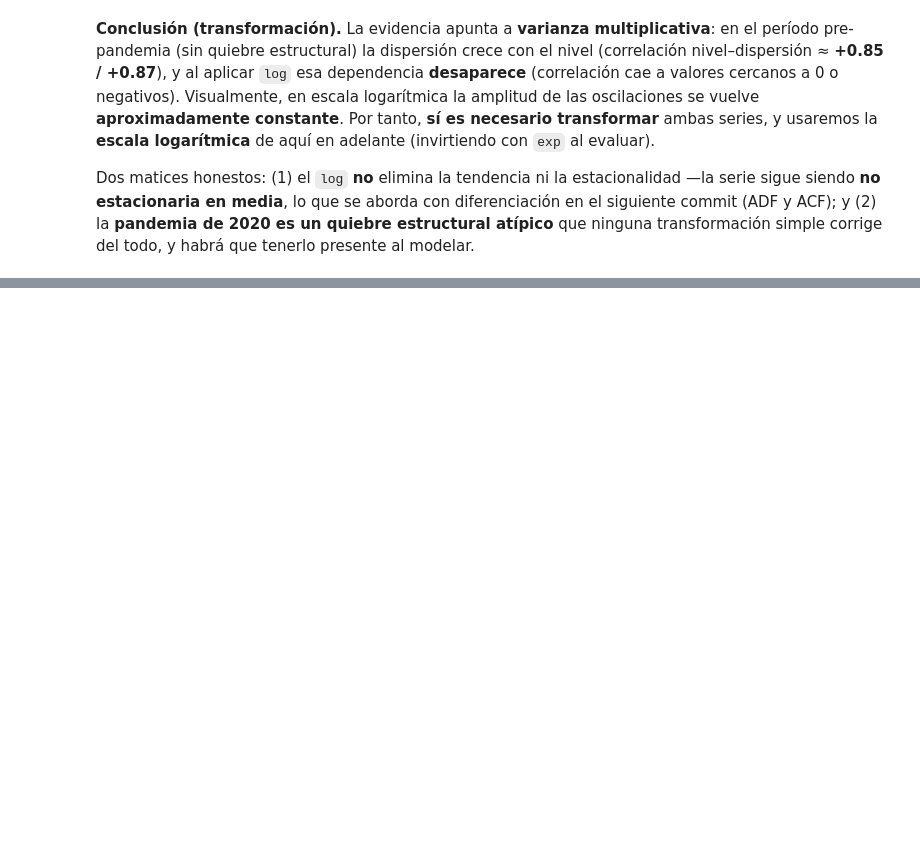
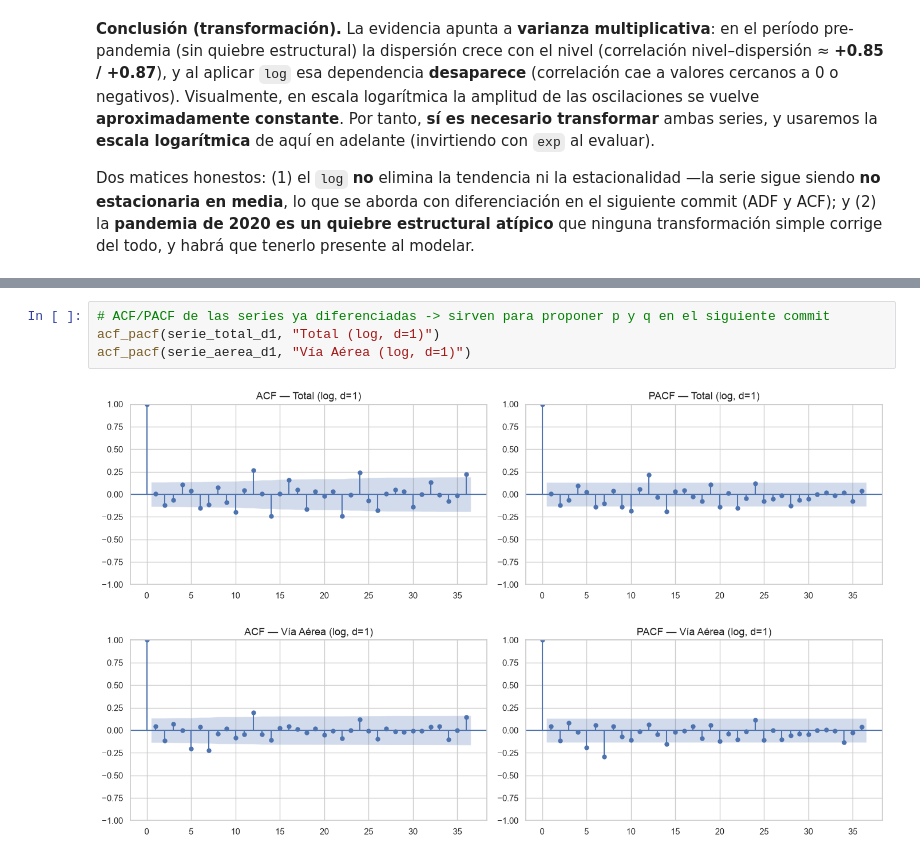
Before and after one commit to nicoCT04/Lab1DataScience, a Jupyter notebook: Lab1_Series_Tiempo.ipynb, the cells around one changed output, grey strips where cells are left out. Drawn from its saved outputs; the diff is of its cells as text; blank space fills up the shorter version.

```diff
--- a/Lab1_Series_Tiempo.ipynb
+++ b/Lab1_Series_Tiempo.ipynb
@@ -724,0 +832,7 @@ transformación simple corrige del todo, y habrá que tenerlo presente al modela
+# %%
+# ACF/PACF de las series ya diferenciadas -> sirven para proponer p y q en el siguiente commit
+acf_pacf(serie_total_d1, "Total (log, d=1)")
+acf_pacf(serie_aerea_d1, "Vía Aérea (log, d=1)")
+# %% [output]
+[figure, added]
+[figure, added]
```
Also changed, not shown: parts of 10 cells of this notebook.
